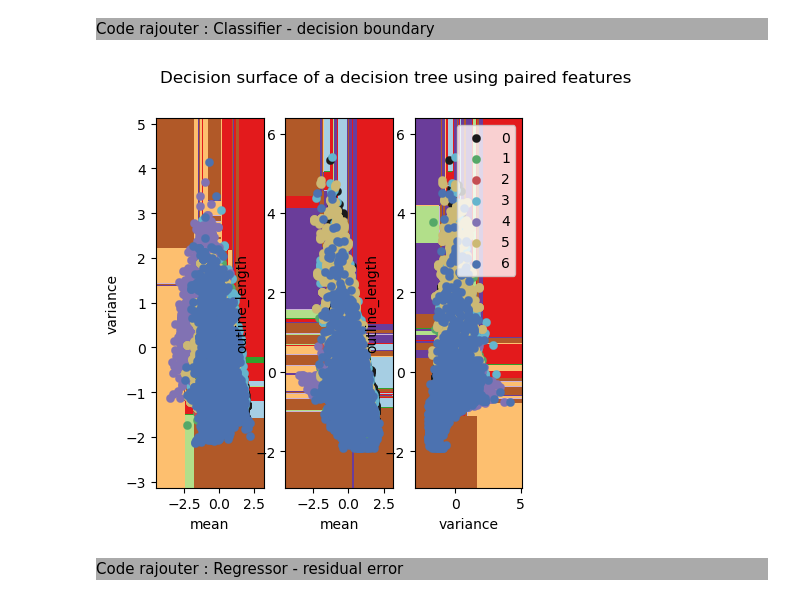
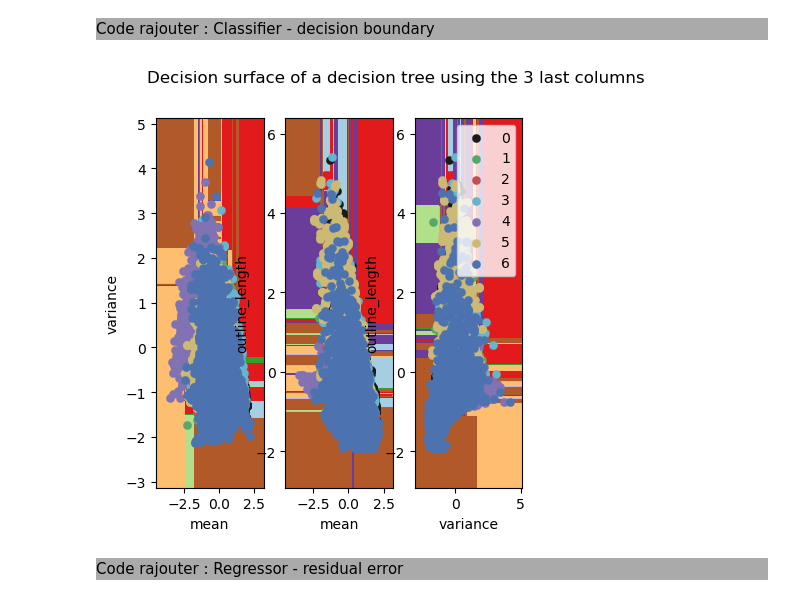
Before and after one commit to MathisDupont/ECOLO1, a Jupyter notebook: starting_kit/README_visualizaton.ipynb, the cells around one changed output. Drawn from its saved outputs; the diff is of its cells as text; code cells hidden in the pictures.

```diff
--- a/starting_kit/README_visualizaton.ipynb
+++ b/starting_kit/README_visualizaton.ipynb
@@ -466,35 +466,35 @@ for pairidx, pair in enumerate([[200, 201], [200, 202], [201, 202]]):
 
     # Train
     clf = DecisionTreeClassifier().fit(X, y)
 
     # Plot the decision boundary
     plt.subplot(1, 4, ind )
     ind = ind+1
 
     x_min, x_max = X[:, 0].min() - 1, X[:, 0].max() + 1
     y_min, y_max = X[:, 1].min() - 1, X[:, 1].max() + 1
     xx, yy = np.meshgrid(np.arange(x_min, x_max, plot_step),
                          np.arange(y_min, y_max, plot_step))
 
     Z = clf.predict(np.c_[xx.ravel(), yy.ravel()])
     Z = Z.reshape(xx.shape)
     cs = plt.contourf(xx, yy, Z, cmap=plt.cm.Paired)
     plt.xlabel(label[pair[0]-200]) #a changer
     plt.ylabel(label[pair[1]-200])  # a changer
     plt.axis("tight")
     # Plot the training points
     for i, color in zip(range(n_classes), plot_colors):
         idx = np.where(y == i)
         plt.scatter(X[idx, 0], X[idx, 1], c=color, label=i, linewidth=0.2, #a changer label
                     cmap=plt.cm.Paired)
 
     plt.axis("tight")
 
-plt.suptitle("Decision surface of a decision tree using paired features")
+plt.suptitle("Decision surface of a decision tree using the 3 last columns")
 plt.legend()
 plt.show()
 # %% [output]
-[figure, old version]
+[figure, new version]
 # %% [markdown]
 <div style="background:#AAAAAA">
     Code rajouter : Regressor - residual error
```
Also changed, not shown: parts of 17 cells of this notebook.
